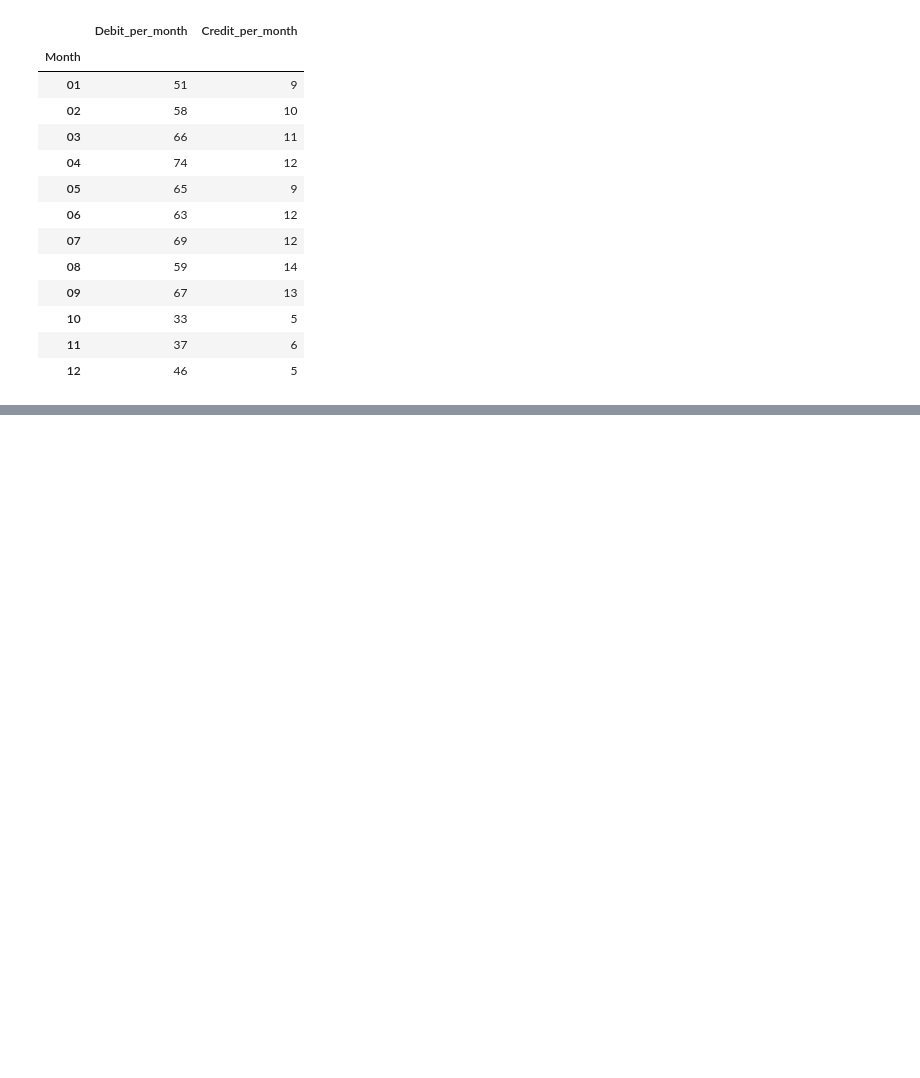
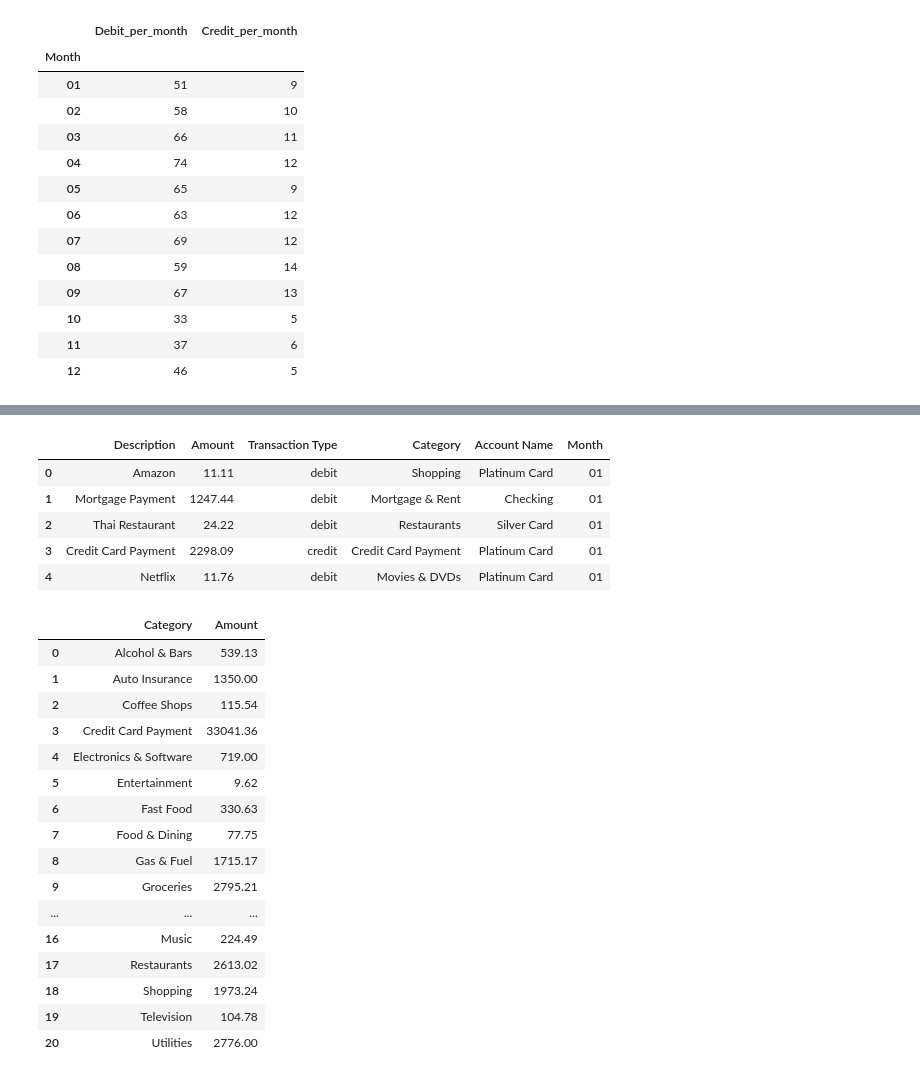
Before and after one commit to LeonTran29/Davidson_Person_Finance, a Jupyter notebook: Test.ipynb, the cells around one changed output, grey strips where cells are left out. Cells and saved outputs as stored; diff of their text form; code cells hidden in the pictures; blank space fills up the shorter version.

```diff
--- a/Test.ipynb
+++ b/Test.ipynb
@@ -238,0 +240,28 @@ Text(0, 0.5, 'Percent')
+# %%
+display(db.head(5))
+df_ = db[db['Transaction Type']=='debit'].groupby('Category')['Amount'].sum().reset_index()
+display(df_)
+# %% [output]
+|  | Description | Amount | Transaction Type | Category | Account Name | Month |
+| 0 | Amazon | 11.11 | debit | Shopping | Platinum Card | 01 |
+| 1 | Mortgage Payment | 1247.44 | debit | Mortgage & Rent | Checking | 01 |
+| 2 | Thai Restaurant | 24.22 | debit | Restaurants | Silver Card | 01 |
+| 3 | Credit Card Payment | 2298.09 | credit | Credit Card Payment | Platinum Card | 01 |
+| 4 | Netflix | 11.76 | debit | Movies & DVDs | Platinum Card | 01 |
+|  | Category | Amount |
+| 0 | Alcohol & Bars | 539.13 |
+| 1 | Auto Insurance | 1350.00 |
+| 2 | Coffee Shops | 115.54 |
+| 3 | Credit Card Payment | 33041.36 |
+| 4 | Electronics & Software | 719.00 |
+| 5 | Entertainment | 9.62 |
+| 6 | Fast Food | 330.63 |
+| 7 | Food & Dining | 77.75 |
+| 8 | Gas & Fuel | 1715.17 |
+| 9 | Groceries | 2795.21 |
+| ... | ... | ... |
+| 16 | Music | 224.49 |
+| 17 | Restaurants | 2613.02 |
+| 18 | Shopping | 1973.24 |
+| 19 | Television | 104.78 |
+| 20 | Utilities | 2776.00 |
```
Also changed, not shown: parts of 3 cells of this notebook, 1 other file.
